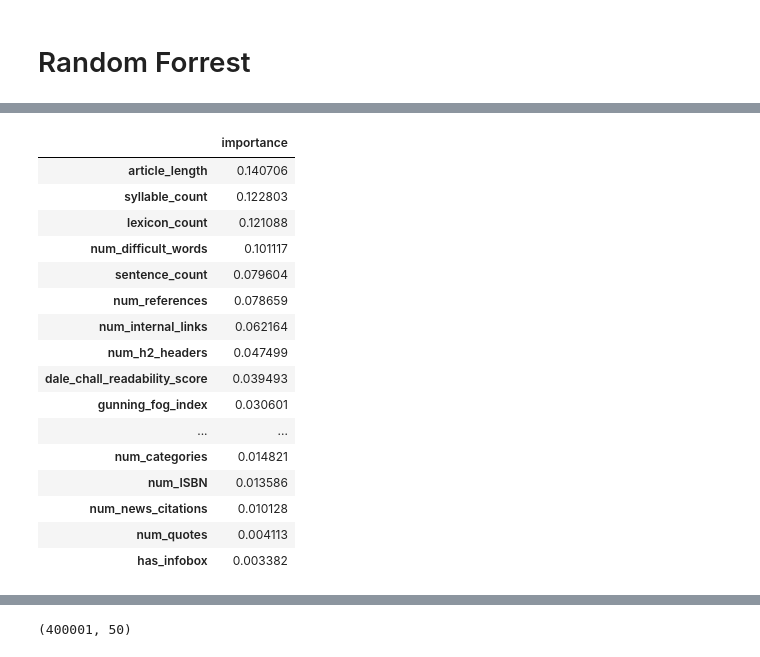
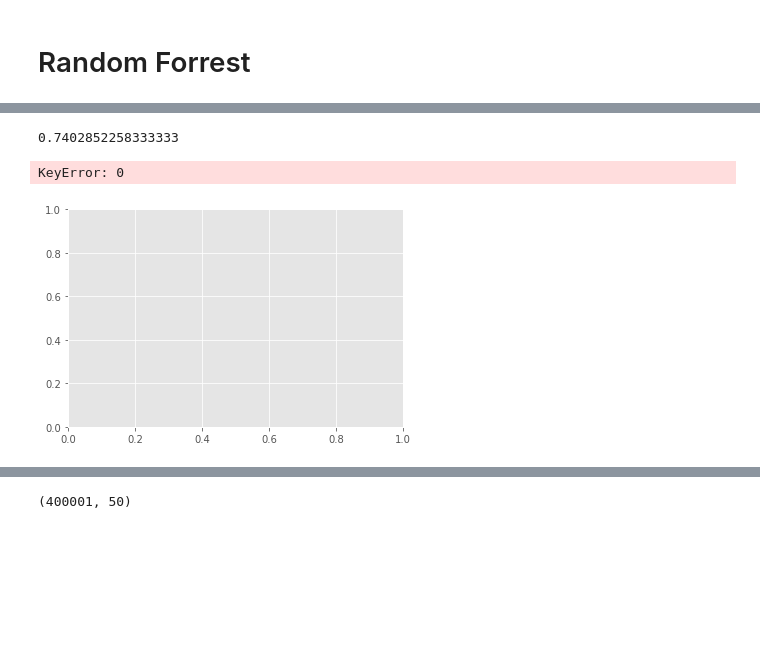
Before and after one commit to Beige-Coffee/Wikipedia-Knowledge-Graph, a Jupyter notebook: Feature_Engineering/Features_EDA.ipynb, the cells around one changed output, grey strips where cells are left out. Cells and saved outputs as stored; diff of their text form; code cells hidden in the pictures; blank space fills up the shorter version.

```diff
--- a/Feature_Engineering/Features_EDA.ipynb
+++ b/Feature_Engineering/Features_EDA.ipynb
@@ -226,3 +204,3 @@ clf = RandomForestClassifier(n_estimators=2000, random_state=910, )
 # %%
-clf.fit(X_train, y_train)
+RF.fit(X_train, y_train)
 # %% [output]
@@ -235,2 +213,2 @@ RandomForestClassifier(bootstrap=True, class_weight=None, criterion='gini',
 # %%
-predictions = clf.predict(X_test)
+predictions = RF.predict(X_test)
@@ -245,20 +215,18 @@ feature_importances = pd.DataFrame(clf.feature_importances_,
-# %%
-feature_importances
-# %% [output]
-|  | importance |
-| article_length | 0.140706 |
-| syllable_count | 0.122803 |
-| lexicon_count | 0.121088 |
-| num_difficult_words | 0.101117 |
-| sentence_count | 0.079604 |
-| num_references | 0.078659 |
-| num_internal_links | 0.062164 |
-| num_h2_headers | 0.047499 |
-| dale_chall_readability_score | 0.039493 |
-| gunning_fog_index | 0.030601 |
-| ... | ... |
-| num_categories | 0.014821 |
-| num_ISBN | 0.013586 |
-| num_news_citations | 0.010128 |
-| num_quotes | 0.004113 |
-| has_infobox | 0.003382 |
+# %%
+from sklearn.metrics import mean_squared_error
+mean_squared_error(y_test, predictions)
+# %% [output]
+0.7402852258333333
+# %%
+dataset = pd.DataFrame({'predictions':predictions, 'true_value':y_test})
+# %%
+violin_data = [dataset[dataset.true_value==i].predictions for i in range(0,6)]
+# %%
+plt.violinplot(violin_data, showmeans=True)
+plt.xlabel('True Ratings')
+plt.ylabel('Predicted Ratings')
+plt.title('True vs. ALS Recommender Predicted Ratings')
+plt.show()
+# %% [output]
+KeyError: 0
+[figure, added]
```
Also changed, not shown: parts of 19 cells of this notebook, 5 other files.
